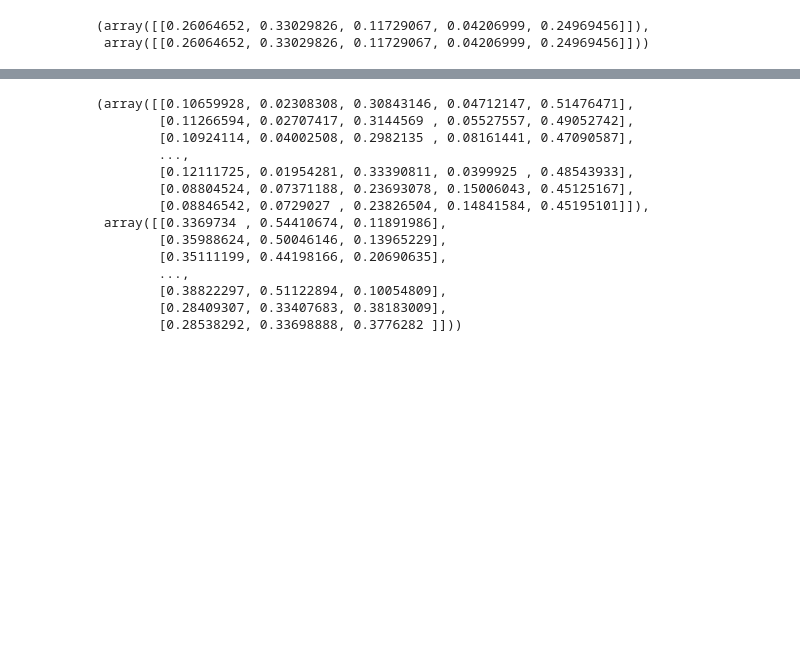
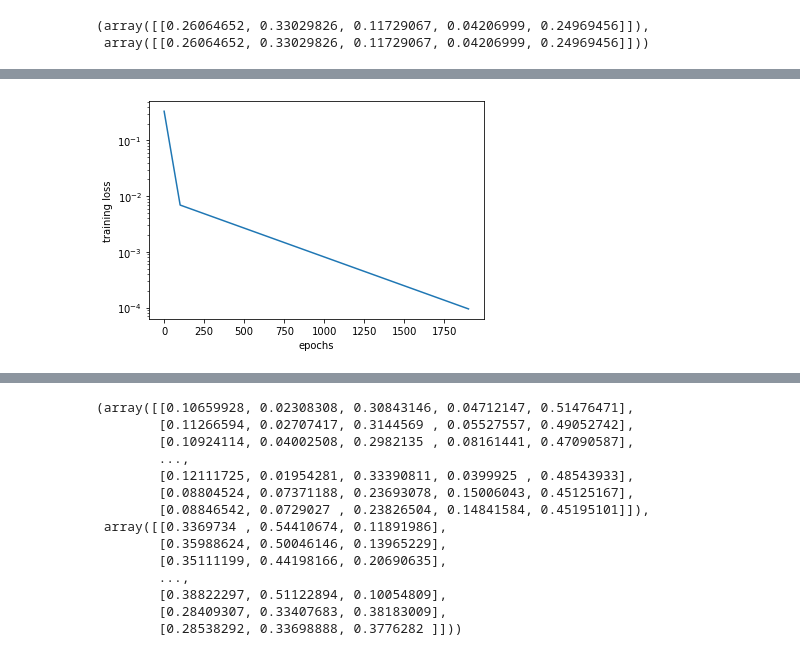
Before and after one commit to wcw987321/SSL-HMM, a Jupyter notebook: main_new.ipynb, the cells around one changed output, grey strips where cells are left out. Cells and saved outputs as stored; diff of their text form; code cells hidden in the pictures; blank space fills up the shorter version.

```diff
--- a/main_new.ipynb
+++ b/main_new.ipynb
@@ -257,0 +265,8 @@ stationary distribution
+# %%
+h, x, hh = x_i_conditional_prob(trans_mat, obs_mat, stat_dist, obs, pos)
+print("Pr[H_i|x_-i], j-th row is for j-th sample and i=positions[j]:")
+print(h)
+print("Pr[X_i|x_-i], j-th row is for j-th sample and i=positions[j]:")
+print(x)
+print("Pr[H_i|x_i,x_-i], j-th row is for j-th sample and i=positions[j]:")
+print(hh)
@@ -257,0 +291,10 @@ stationary distribution
+# %%
+test_states, test_obs = generate_HMM_sequences(trans_mat, obs_mat, stat_dist, length, 1000000)
+lst = [0, 0, 0]
+for i in range(test_states.shape[0]):
+    if (test_obs[i, 0] == 2.0) and (test_obs[i, 1] == 1.0) and (test_obs[i, 2] == 3.0):
+        lst[int(test_states[i, 2])] += 1
+print(lst)
+lst = np.array(lst).astype('float64')
+lst /= lst.sum()
+print(lst)
@@ -260,7 +306,7 @@ features, labels = x, h
 # %%
 # Model parameters.
 lr = 3
-epochs = 1000
+epochs = 2000
 batch_size = 100
 # %%
 dataset = data.TensorDataset(torch.FloatTensor(x), torch.FloatTensor(h))
@@ -274,6 +320,7 @@ loss = nn.MSELoss()
 # %%
 trainer = torch.optim.SGD(net.parameters(), lr=lr)
 # %%
+total_loss_lst = []
 for i in range(epochs):
     total_loss = 0
     for X, y in train_dl:
@@ -285,5 +332,6 @@ for i in range(epochs):
     if (i % 100 == 0):
         print("epoch: ", i)
         print("loss: ", total_loss)
+        total_loss_lst.append(total_loss.item())
 # %% [output]
 epoch:  0
@@ -314,0 +377,10 @@ tensor([[ 0.6292, -0.2160,  1.3714,  0.4553, -0.3293],
+# %%
+import matplotlib.pyplot as plt
+x_lst = list(range(0, 2000, 100))
+plt.plot(x_lst, total_loss_lst)
+plt.yscale('log')
+plt.xlabel("epochs")
+plt.ylabel("training loss")
+plt.show()
+# %% [output]
+[figure, added]
```
Also changed, not shown: parts of 16 cells of this notebook.
